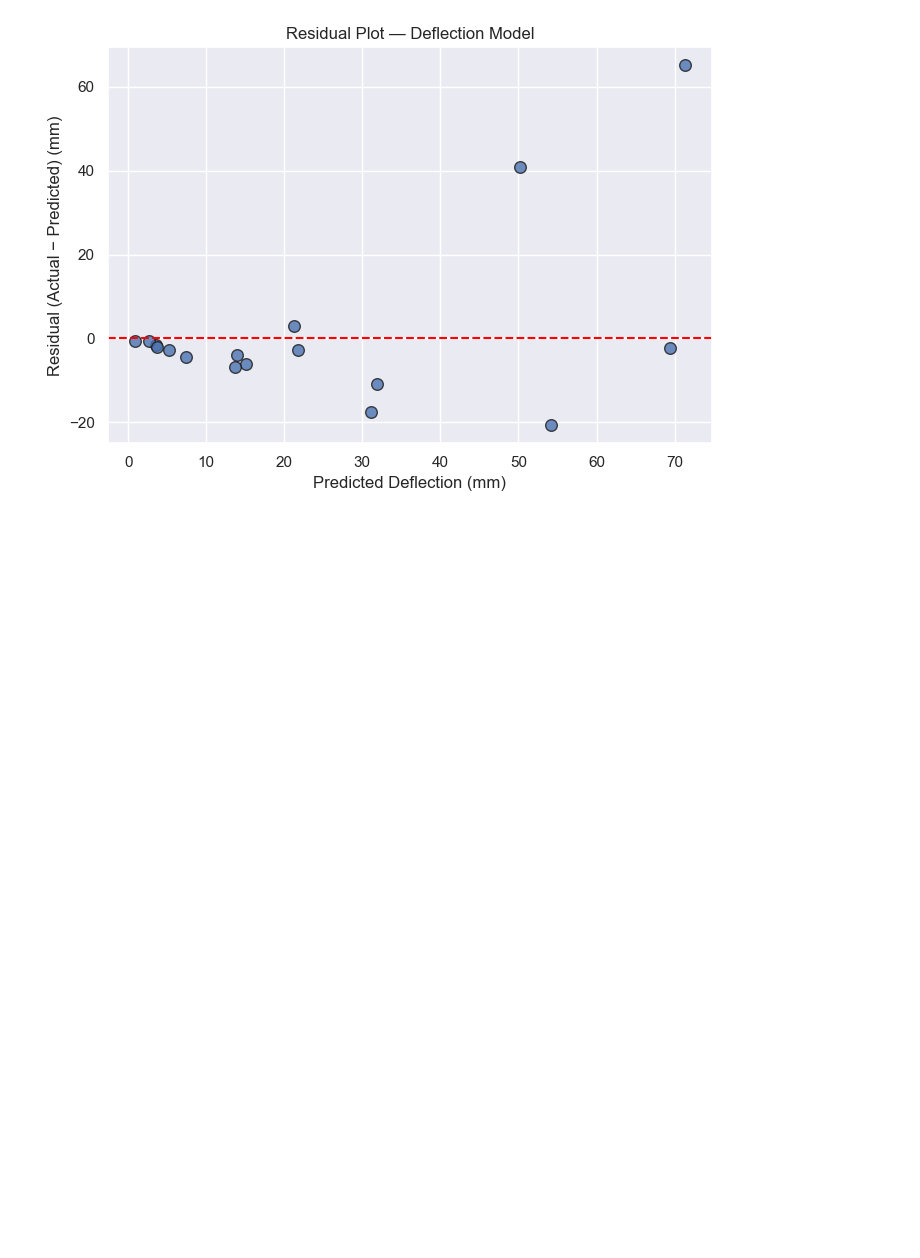
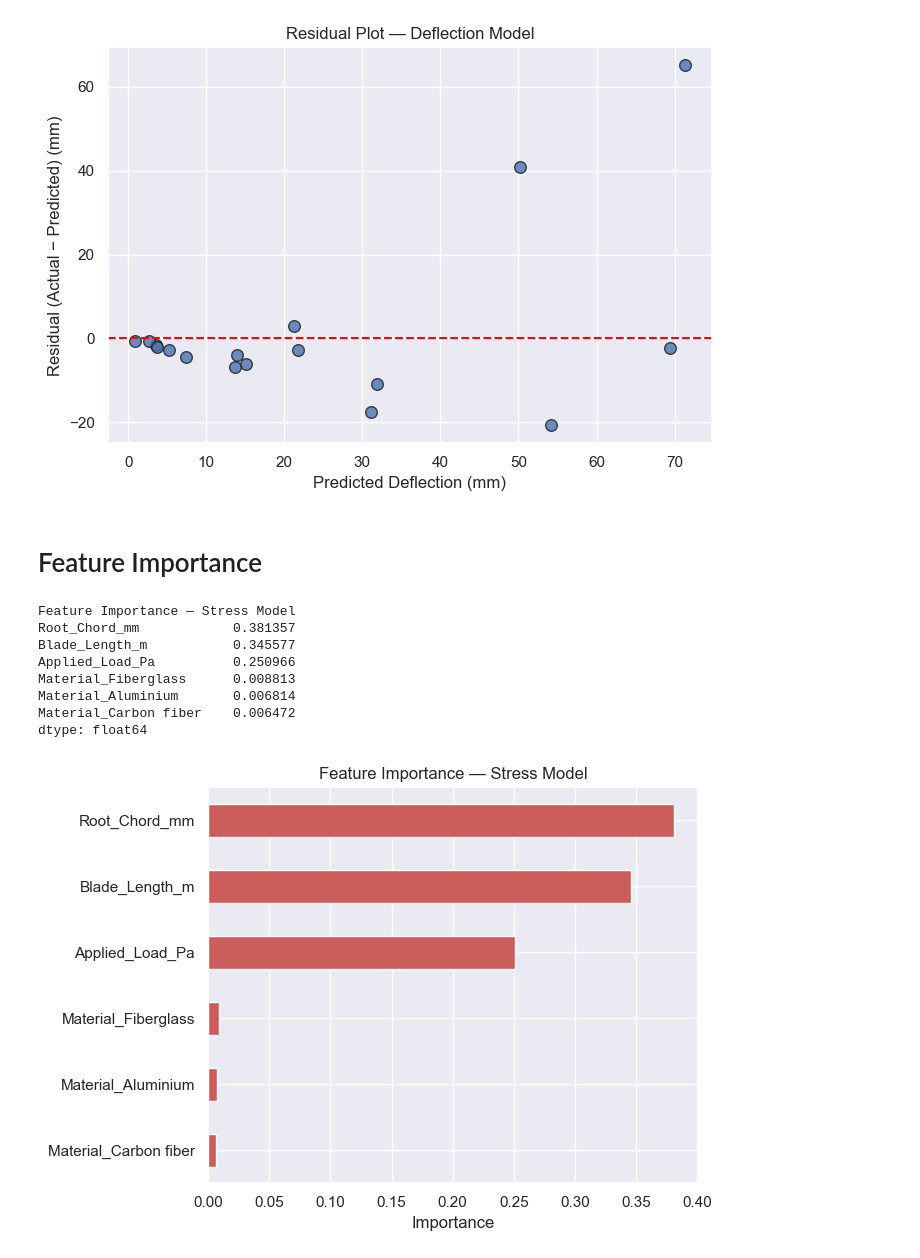
Before and after one commit to AMGhalcyon/Wind_Turbine_Project, a Jupyter notebook: Python/ML_Models.ipynb, the cells around one changed output. Cells and saved outputs as stored; diff of their text form; code cells hidden in the pictures; blank space fills up the shorter version.

```diff
--- a/Python/ML_Models.ipynb
+++ b/Python/ML_Models.ipynb
@@ -138,3 +138,31 @@ plt.tight_layout()
 plt.show()
 # %% [output]
 [figure]
+# %% [markdown]
+# Feature Importance
+# %%
+# Stress model
+stress_importance = pd.Series(
+    stress_model.feature_importances_, index=X_train_stress.columns
+).sort_values(ascending=False)
+
+print("Feature Importance — Stress Model")
+print(stress_importance)
+
+fig, ax = plt.subplots(figsize=(7, 5))
+stress_importance.plot(kind="barh", ax=ax, color="indianred")
+ax.invert_yaxis()
+ax.set_xlabel("Importance")
+ax.set_title("Feature Importance — Stress Model")
+plt.tight_layout()
+plt.show()
+# %% [output]
+Feature Importance — Stress Model
+Root_Chord_mm            0.381357
+Blade_Length_m           0.345577
+Applied_Load_Pa          0.250966
+Material_Fiberglass      0.008813
+Material_Aluminium       0.006814
+Material_Carbon fiber    0.006472
+dtype: float64
+[figure, added]
```
Also changed, not shown: parts of 1 cell of this notebook, 3 other files.
